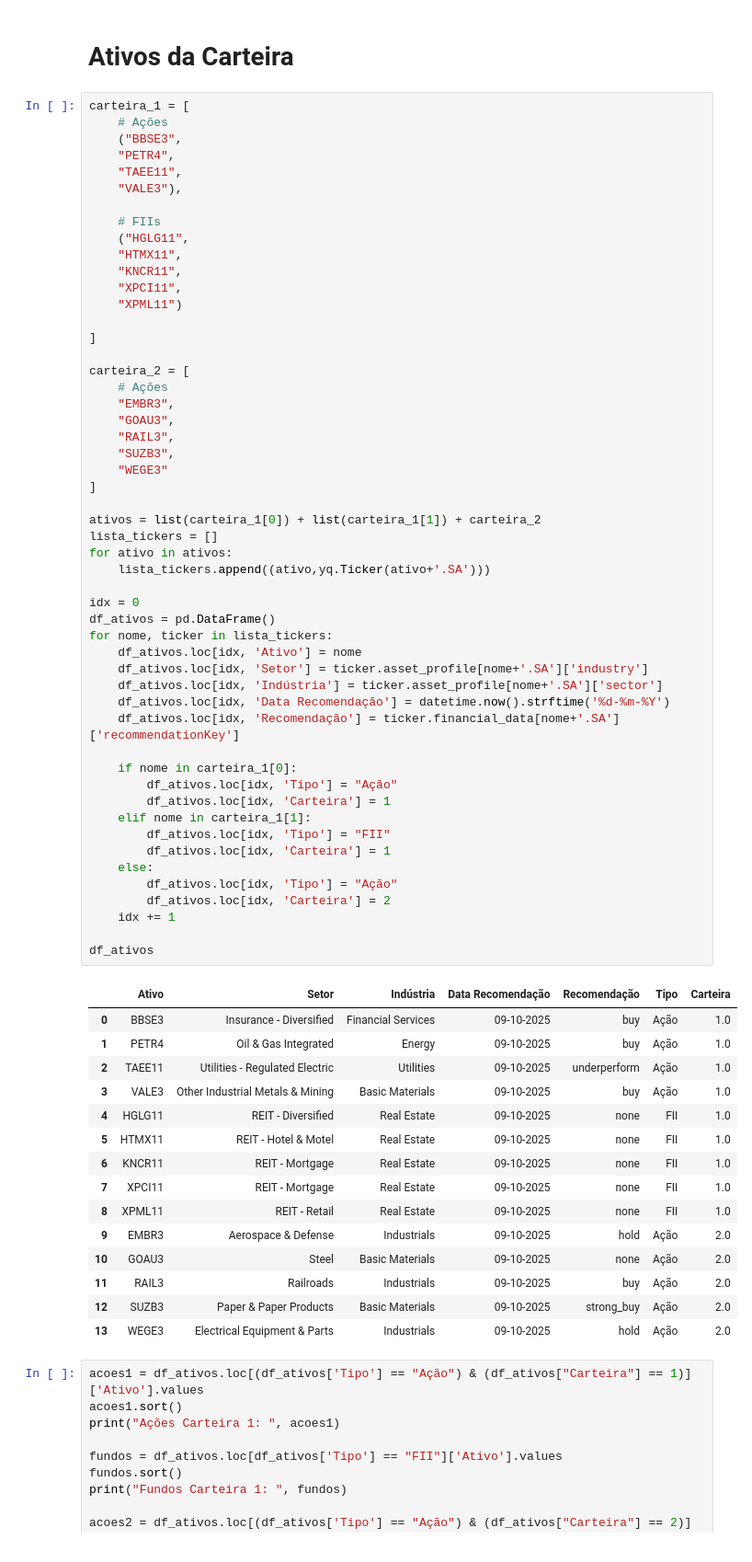
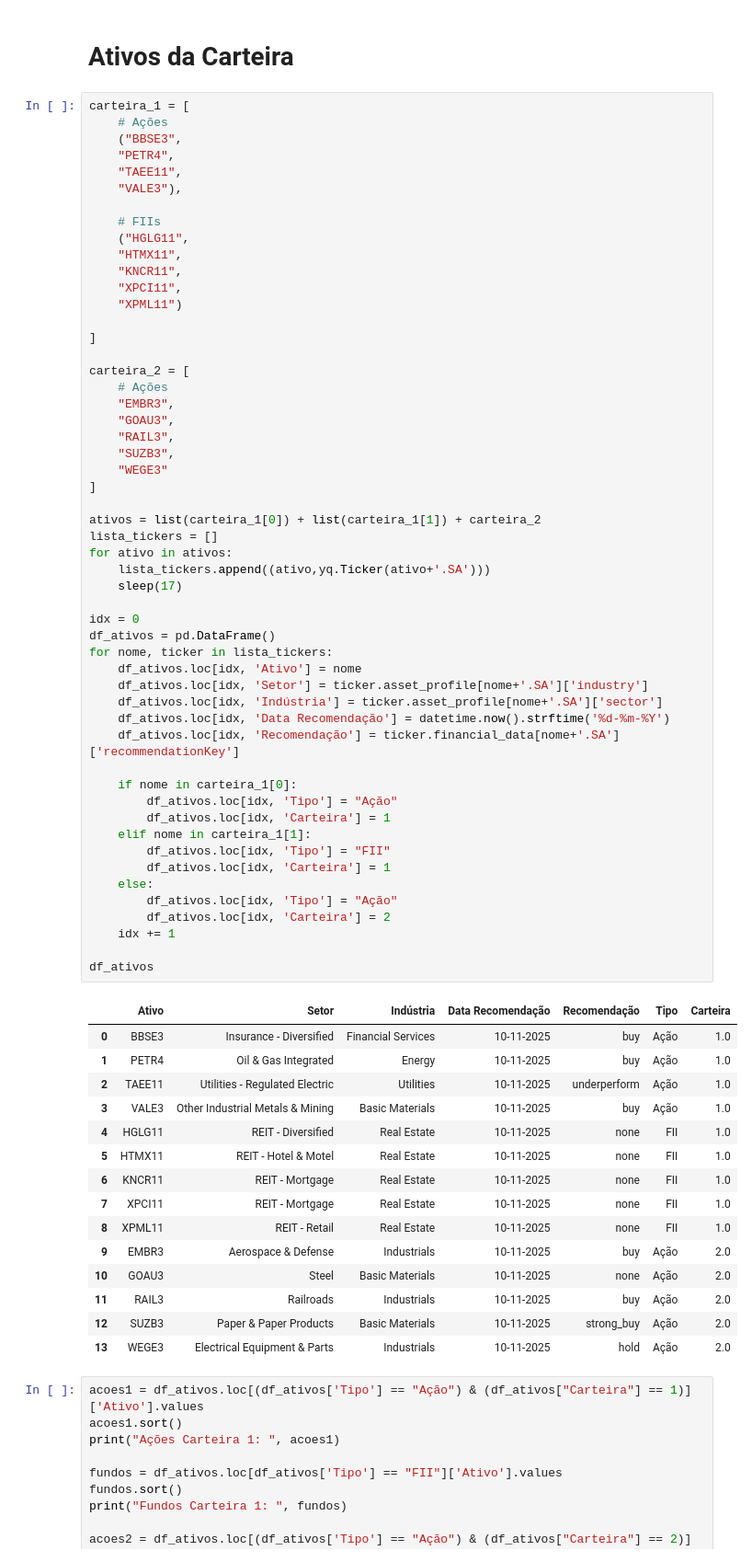
Before and after one commit to LuisHenrique7/Analise-Financeira, a Jupyter notebook: Modelagem da Carteira de Ativos.ipynb, the cells around one changed output. Shown at 92% size. Saved outputs shown, nothing was run; the diff lists cells and outputs as text.

```diff
--- a/Modelagem da Carteira de Ativos.ipynb
+++ b/Modelagem da Carteira de Ativos.ipynb
@@ -34,47 +35,48 @@ carteira_2 = [
 ]
 
 ativos = list(carteira_1[0]) + list(carteira_1[1]) + carteira_2
 lista_tickers = []
 for ativo in ativos:
     lista_tickers.append((ativo,yq.Ticker(ativo+'.SA')))
+    sleep(17)
 
 idx = 0
 df_ativos = pd.DataFrame()
 for nome, ticker in lista_tickers:
     df_ativos.loc[idx, 'Ativo'] = nome
     df_ativos.loc[idx, 'Setor'] = ticker.asset_profile[nome+'.SA']['industry']
     df_ativos.loc[idx, 'Indústria'] = ticker.asset_profile[nome+'.SA']['sector']
     df_ativos.loc[idx, 'Data Recomendação'] = datetime.now().strftime('%d-%m-%Y')
     df_ativos.loc[idx, 'Recomendação'] = ticker.financial_data[nome+'.SA']['recommendationKey']
 
     if nome in carteira_1[0]:
         df_ativos.loc[idx, 'Tipo'] = "Ação"
         df_ativos.loc[idx, 'Carteira'] = 1
     elif nome in carteira_1[1]:
         df_ativos.loc[idx, 'Tipo'] = "FII"
         df_ativos.loc[idx, 'Carteira'] = 1
     else:
         df_ativos.loc[idx, 'Tipo'] = "Ação"
         df_ativos.loc[idx, 'Carteira'] = 2
     idx += 1
 
 df_ativos
 # %% [output]
 |  | Ativo | Setor | Indústria | Data Recomendação | Recomendação | Tipo | Carteira |
-| 0 | BBSE3 | Insurance - Diversified | Financial Services | 09-10-2025 | buy | Ação | 1.0 |
-| 1 | PETR4 | Oil & Gas Integrated | Energy | 09-10-2025 | buy | Ação | 1.0 |
-| 2 | TAEE11 | Utilities - Regulated Electric | Utilities | 09-10-2025 | underperform | Ação | 1.0 |
-| 3 | VALE3 | Other Industrial Metals & Mining | Basic Materials | 09-10-2025 | buy | Ação | 1.0 |
-| 4 | HGLG11 | REIT - Diversified | Real Estate | 09-10-2025 | none | FII | 1.0 |
-| 5 | HTMX11 | REIT - Hotel & Motel | Real Estate | 09-10-2025 | none | FII | 1.0 |
-| 6 | KNCR11 | REIT - Mortgage | Real Estate | 09-10-2025 | none | FII | 1.0 |
-| 7 | XPCI11 | REIT - Mortgage | Real Estate | 09-10-2025 | none | FII | 1.0 |
-| 8 | XPML11 | REIT - Retail | Real Estate | 09-10-2025 | none | FII | 1.0 |
-| 9 | EMBR3 | Aerospace & Defense | Industrials | 09-10-2025 | hold | Ação | 2.0 |
-| 10 | GOAU3 | Steel | Basic Materials | 09-10-2025 | none | Ação | 2.0 |
-| 11 | RAIL3 | Railroads | Industrials | 09-10-2025 | buy | Ação | 2.0 |
-| 12 | SUZB3 | Paper & Paper Products | Basic Materials | 09-10-2025 | strong_buy | Ação | 2.0 |
-| 13 | WEGE3 | Electrical Equipment & Parts | Industrials | 09-10-2025 | hold | Ação | 2.0 |
+| 0 | BBSE3 | Insurance - Diversified | Financial Services | 10-11-2025 | buy | Ação | 1.0 |
+| 1 | PETR4 | Oil & Gas Integrated | Energy | 10-11-2025 | buy | Ação | 1.0 |
+| 2 | TAEE11 | Utilities - Regulated Electric | Utilities | 10-11-2025 | underperform | Ação | 1.0 |
+| 3 | VALE3 | Other Industrial Metals & Mining | Basic Materials | 10-11-2025 | buy | Ação | 1.0 |
+| 4 | HGLG11 | REIT - Diversified | Real Estate | 10-11-2025 | none | FII | 1.0 |
+| 5 | HTMX11 | REIT - Hotel & Motel | Real Estate | 10-11-2025 | none | FII | 1.0 |
+| 6 | KNCR11 | REIT - Mortgage | Real Estate | 10-11-2025 | none | FII | 1.0 |
+| 7 | XPCI11 | REIT - Mortgage | Real Estate | 10-11-2025 | none | FII | 1.0 |
+| 8 | XPML11 | REIT - Retail | Real Estate | 10-11-2025 | none | FII | 1.0 |
+| 9 | EMBR3 | Aerospace & Defense | Industrials | 10-11-2025 | buy | Ação | 2.0 |
+| 10 | GOAU3 | Steel | Basic Materials | 10-11-2025 | none | Ação | 2.0 |
+| 11 | RAIL3 | Railroads | Industrials | 10-11-2025 | buy | Ação | 2.0 |
+| 12 | SUZB3 | Paper & Paper Products | Basic Materials | 10-11-2025 | strong_buy | Ação | 2.0 |
+| 13 | WEGE3 | Electrical Equipment & Parts | Industrials | 10-11-2025 | hold | Ação | 2.0 |
 # %%
 acoes1 = df_ativos.loc[(df_ativos['Tipo'] == "Ação") & (df_ativos["Carteira"] == 1)]['Ativo'].values
 acoes1.sort()
```
Also changed, not shown: parts of 24 cells of this notebook, 3 other files.
